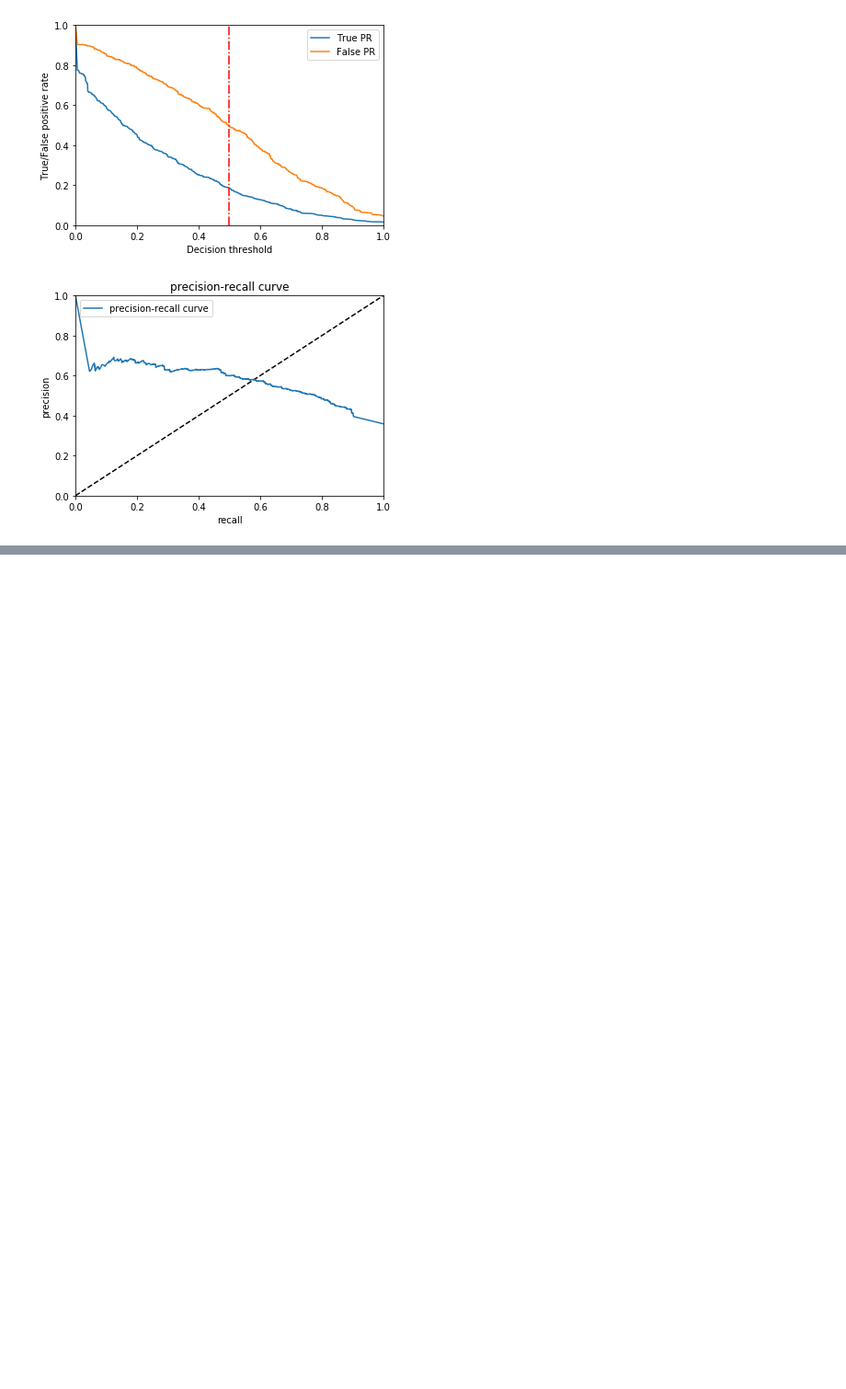
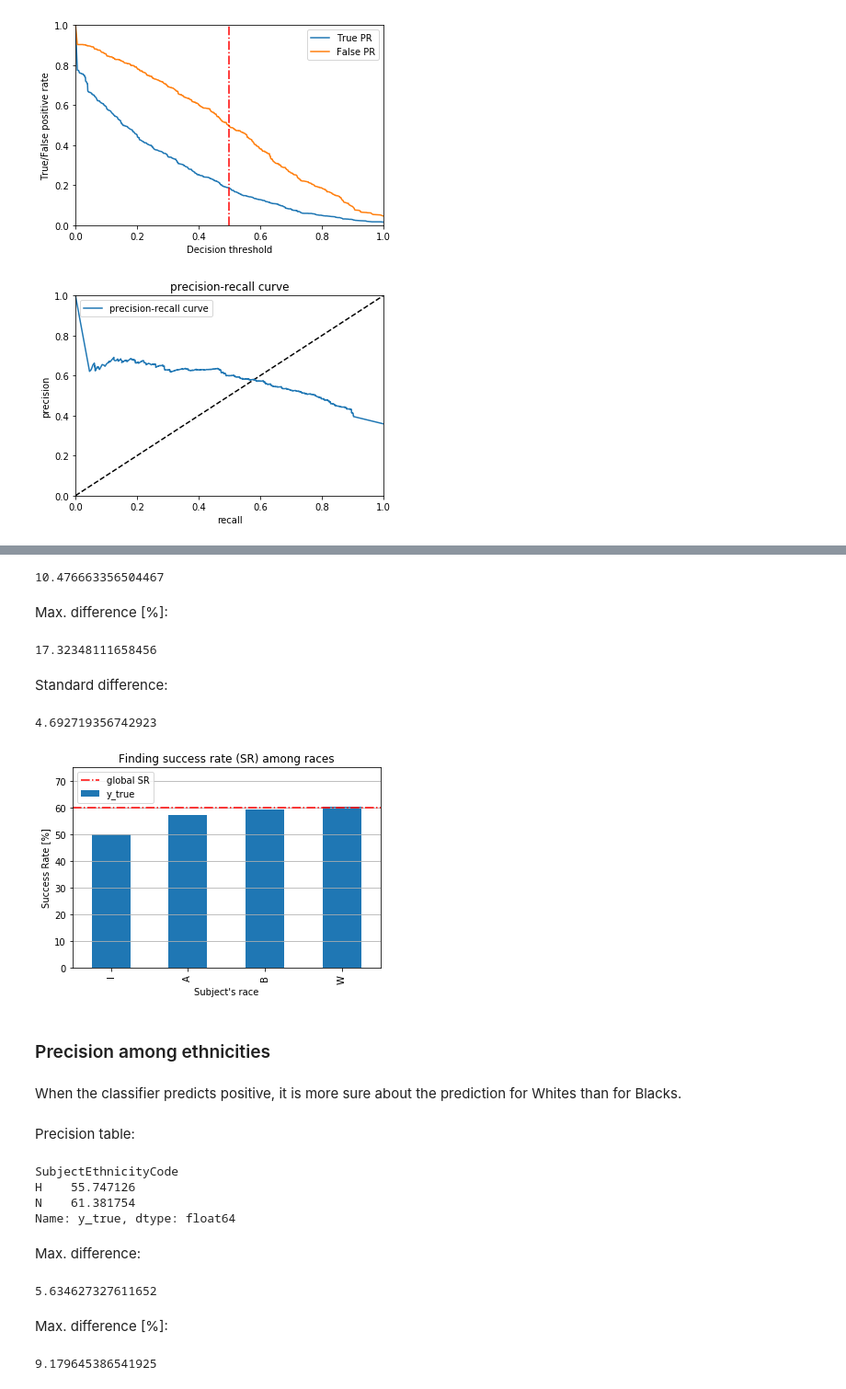
Before and after one commit to jnpicao/LDSSA-batch3-workspace, a Jupyter notebook: Capstone/heroku_model_results_assessment.ipynb, the cells around one changed output, grey strips where cells are left out. Shown at 92% size. Cells and saved outputs as stored; diff of their text form; code cells hidden in the pictures; blank space fills up the shorter version.

```diff
--- a/Capstone/heroku_model_results_assessment.ipynb
+++ b/Capstone/heroku_model_results_assessment.ipynb
@@ -111,6 +111,8 @@ proba                               10000 non-null float64
 true_class                          5000 non-null float64
 dtypes: bool(2), float64(3), object(10)
 memory usage: 1.1+ MB
+# %%
+df_obs_known = df_obs.dropna()
 # %% [markdown]
 # Metrics
 # %%
@@ -122,3 +124,7 @@ y_prob = df_obs.dropna().proba
+# %%
+y_true = df_obs_known.true_class.astype(int)
+y_pred = df_obs_known.proba.apply(lambda x: x > decision_thr).astype(int)
+y_prob = df_obs_known.proba
 # %%
 precision = precision_score(y_true, y_pred)
 precision
@@ -195,0 +248,6 @@ plt.show()
+# %%
+df_obs_classes = pd.DataFrame({df_obs_known.SubjectRaceCode.name: df_obs_known.SubjectRaceCode,
+                                df_obs_known.SubjectEthnicityCode.name: df_obs_known.SubjectEthnicityCode,
+                                df_obs_known.SubjectSexCode.name: df_obs_known.SubjectSexCode,
+                                'y_true': y_true,
+                                'y_pred': y_pred})
@@ -195,0 +314,60 @@ plt.show()
+# %%
+(df_obs_classes[df_obs_classes.y_pred==1].groupby('SubjectRaceCode').y_true.mean().max() - df_obs_classes[df_obs_classes.y_pred==1].groupby('SubjectRaceCode').y_true.mean().min())*100
+# %% [output]
+10.476663356504467
+# %% [markdown]
+Max. difference [%]:
+# %%
+(1 - df_obs_classes[df_obs_classes.y_pred==1].groupby('SubjectRaceCode').y_true.mean().min() / df_obs_classes[df_obs_classes.y_pred==1].groupby('SubjectRaceCode').y_true.mean().max())*100
+# %% [output]
+17.32348111658456
+# %% [markdown]
+Standard difference:
+# %%
+df_obs_classes[df_obs_classes.y_pred==1].groupby('SubjectRaceCode').y_true.mean().apply(lambda x: x*100).std()
+# %% [output]
+4.692719356742923
+# %%
+(df_obs_classes[df_obs_classes.y_pred==1].groupby('SubjectRaceCode')
+                                              .y_true.mean().apply(lambda x: x*100).sort_values()
+                                              .to_frame().plot.bar(label=''))
+
+plt.axhline(y=precision*100, color='r', linestyle='-.', label='global SR')
+
+plt.title('Finding success rate (SR) among races')
+plt.xlabel("Subject's race")
+plt.ylabel("Success Rate [%]")
+
+plt.ylim(0,75)
+
+plt.legend(loc='upper left')
+plt.grid(axis='y')
+
+#plt.savefig(os.path.join('plots', 'discrimination_race_SR.png'));
+# %% [output]
+[figure, added]
+# %% [markdown]
+### Precision among ethnicities
+# %% [markdown]
+When the classifier predicts positive, it is more sure about the prediction for Whites than for Blacks.
+# %% [markdown]
+Precision table:
+# %%
+df_obs_classes[df_obs_classes.y_pred==1].groupby('SubjectEthnicityCode').y_true.mean().apply(lambda x: x*100)
+# %% [output]
+SubjectEthnicityCode
+H    55.747126
+N    61.381754
+Name: y_true, dtype: float64
+# %% [markdown]
+Max. difference:
+# %%
+(df_obs_classes[df_obs_classes.y_pred==1].groupby('SubjectEthnicityCode').y_true.mean().max() - df_obs_classes[df_obs_classes.y_pred==1].groupby('SubjectEthnicityCode').y_true.mean().min())*100
+# %% [output]
+5.634627327611652
+# %% [markdown]
+Max. difference [%]:
+# %%
+(1 - df_obs_classes[df_obs_classes.y_pred==1].groupby('SubjectEthnicityCode').y_true.mean().min() / df_obs_classes[df_obs_classes.y_pred==1].groupby('SubjectEthnicityCode').y_true.mean().max())*100
+# %% [output]
+9.179645386541925
```
Also changed, not shown: parts of 78 cells of this notebook.
